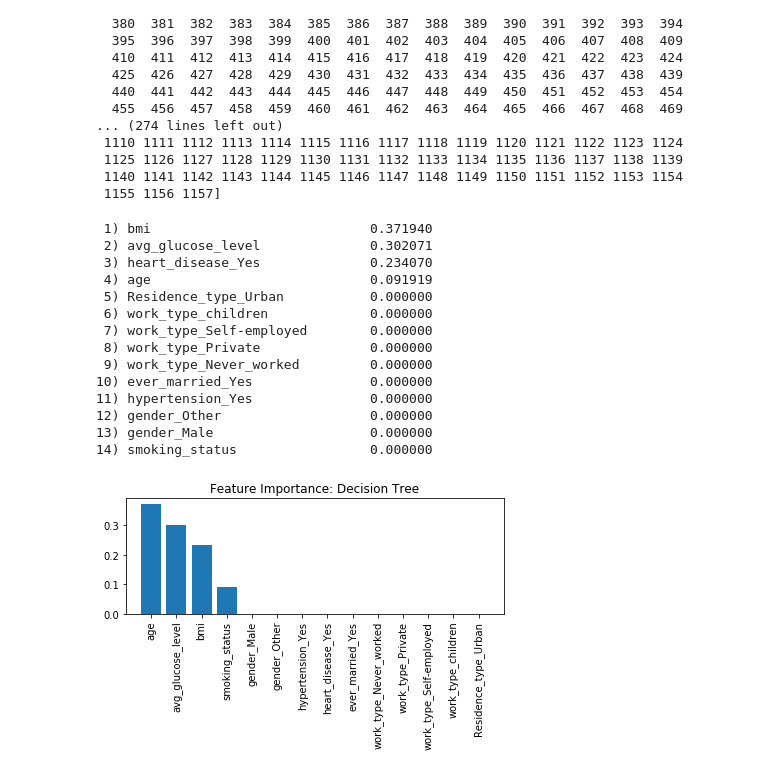
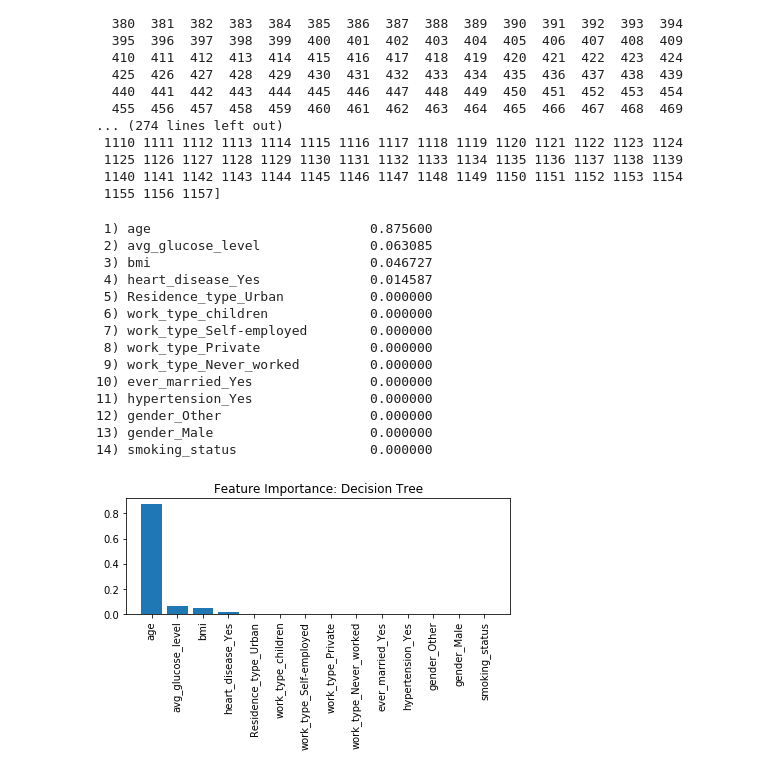
Before and after one commit to emgoh/capstone, a Jupyter notebook: capstone_codes/cp_data_modeling.ipynb, the cells around one changed output. Drawn from its saved outputs; the diff is of its cells as text; code cells hidden in the pictures.

```diff
--- a/capstone_codes/cp_data_modeling.ipynb
+++ b/capstone_codes/cp_data_modeling.ipynb
@@ -104,23 +125,21 @@ See the caveats in the documentation: http://pandas.pydata.org/pandas-docs/stabl
 # %%
-# Downsampling on non-stroke patients by counts of age_group_label: df_stroke_1_counts
-######################################################################################
 # Import libraries for resample
 from sklearn.utils import resample
 
 df_sampled_age_grp1 = resample(df_stroke_0_age_grp1, replace=True,
-                               n_samples=4,random_state=0)
+                               n_samples=260,random_state=0)
 df_sampled_age_grp2 = resample(df_stroke_0_age_grp2, replace=True,
-                               n_samples=19,random_state=0)
+                               n_samples=98,random_state=0)
 df_sampled_age_grp3 = resample(df_stroke_0_age_grp3, replace=True,
-                               n_samples=48,random_state=0)
+                               n_samples=114,random_state=0)
 df_sampled_age_grp4 = resample(df_stroke_0_age_grp4, replace=True,
-                               n_samples=125,random_state=0)
+                               n_samples=118,random_state=0)
 df_sampled_age_grp5 = resample(df_stroke_0_age_grp5, replace=True,
-                               n_samples=172,random_state=0)
+                               n_samples=92,random_state=0)
 df_sampled_age_grp6 = resample(df_stroke_0_age_grp6, replace=True,
-                               n_samples=325,random_state=0)
+                               n_samples=75,random_state=0)
 df_sampled_age_grp7 = resample(df_stroke_0_age_grp7, replace=True,
-                               n_samples=79,random_state=0)
+                               n_samples=15,random_state=0)
 
 # Concatentate downsampled majority class '0': non-stroke patients
 df_stroke_0_downsampled = pd.concat([df_sampled_age_grp1,df_sampled_age_grp2,df_sampled_age_grp3,
@@ -249,42 +286,42 @@ X_test_eval_lr = X_test_std[:, [1,7]]
 # Feature Selection: Feature Importance #
 # Using a Decision Tree:
 from sklearn.tree import DecisionTreeClassifier
 tree = DecisionTreeClassifier(criterion='gini',
                                 max_depth=4,
                                 random_state=0)
 feat_labels = df_downsampled.columns[:-1]
-tree.fit(X_train, y_train)
+tree.fit(X_train_std, y_train)
 importances = tree.feature_importances_
 indices = np.argsort(importances)[::-1]
 
-for f in range(X_train.shape[1]):
+for f in range(X_train_std.shape[1]):
     print("%2d) %-*s %f" % (f + 1, 30,
                             feat_labels[indices[f]],
                             importances[indices[f]]))
 
 plt.title('Feature Importance: Decision Tree')
-plt.bar(range(X_train.shape[1]),
+plt.bar(range(X_train_std.shape[1]),
         importances[indices],
         align='center')
-plt.xticks(range(X_train.shape[1]),
-           feat_labels, rotation=90)
-plt.xlim(-1, X_train.shape[1])
+plt.xticks(range(X_train_std.shape[1]),
+           feat_labels[indices], rotation=90)
+plt.xlim(-1, X_train_std.shape[1])
 plt.tight_layout()
 plt.show()
 # %% [output]
- 1) bmi                            0.371940
- 2) avg_glucose_level              0.302071
- 3) heart_disease_Yes              0.234070
- 4) age                            0.091919
+ 1) age                            0.875600
+ 2) avg_glucose_level              0.063085
+ 3) bmi                            0.046727
+ 4) heart_disease_Yes              0.014587
  5) Residence_type_Urban           0.000000
  6) work_type_children             0.000000
  7) work_type_Self-employed        0.000000
  8) work_type_Private              0.000000
  9) work_type_Never_worked         0.000000
 10) ever_married_Yes               0.000000
 11) hypertension_Yes               0.000000
 12) gender_Other                   0.000000
 13) gender_Male                    0.000000
 14) smoking_status                 0.000000
-[figure, old version]
+[figure, new version]
 # %%
```
Also changed, not shown: parts of 19 cells of this notebook, 1 other file.
